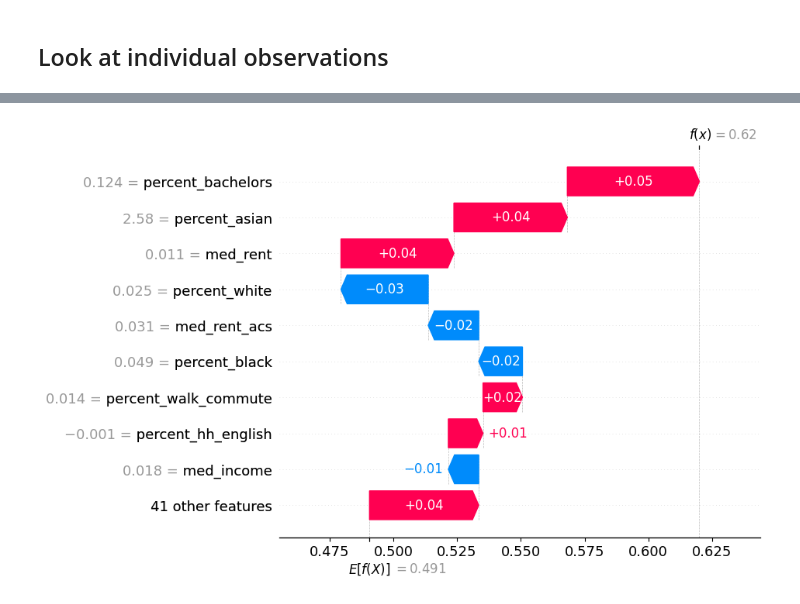
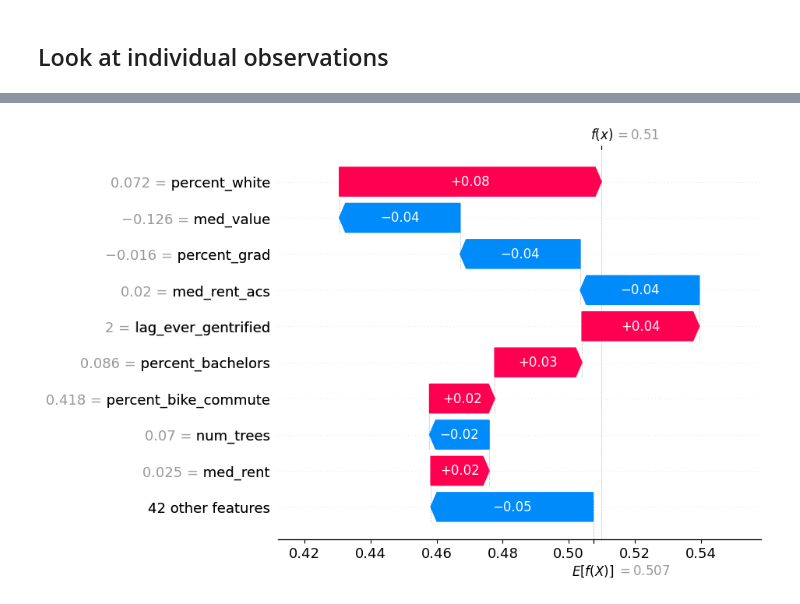
Before and after one commit to khyateed/forecasting-gentrification-nyc, a Jupyter notebook: modeling.ipynb, the cells around one changed output, grey strips where cells are left out. Saved outputs shown, nothing was run; the diff lists cells and outputs as text; code cells hidden in the pictures.

Commit message:
Learning curves, ROC Curve, Shap Vals for cases

```diff
--- a/modeling.ipynb
+++ b/modeling.ipynb
@@ -23,7 +23,12 @@ warnings.filterwarnings('ignore')
 # %%
 df_raw = pd.read_parquet("Data/Cleaned/after_kriging.parquet")
 df = pd.read_parquet('Data/Cleaned/post_feat_engineering.parquet')
-labels = pd.read_parquet('Data/Cleaned/labels_udp.parquet')
+labels = pd.read_parquet('Data/Cleaned/labels_may5.parquet')
 
 df = df.merge(labels[['GEOID','pred_year','label']], on=['GEOID','pred_year'], how='left')
-df
+
+# remove observations with very small population
+small_pop = df_raw[df_raw.total_pop <20].GEOID.unique()
+df = df[df.GEOID.isin(small_pop)==False]
+
+df['lag_ever_gentrified'] = df['lag_ever_gentrified'].replace(-1,2)  # TODO fix this in feature engineering
@@ -150,8 +162,13 @@ choropleth(pred_set,'preds',['2024','2025','2026','2027'], cmap='plasma',title='
 No cross validation used
 # %%
 # Split train/test/pred Set
-train_set_full = df[df.pred_year.isin(['2021','2022','2020'])]
+train_set_full = df[df.pred_year.isin(['2022','2020','2021'])]
 test_set_full = df[df.pred_year.isin(['2023'])]
+
+# add our case study Census Tracts to teh test set to inspect Shap values later
+set_to_move = train_set_full[train_set_full.GEOID.isin(['36047022900','36061016600','36047044300'])]
+train_set_full.drop(set_to_move.index, inplace=True)
+test_set_full = pd.concat([test_set_full, set_to_move])
 
 # limit train/test sets to vulnerable/gentrified tracts only
 train_set = train_set_full[train_set_full.label!=0]
@@ -169,13 +186,13 @@ feat = ['total_pop', 'percent_hh_income_assist', 'percent_hh_snap',
        'percent_asian', 'percent_pacific', 'percent_latino',
        'percent_bachelors', 'percent_grad', 'percent_born_citizen',
        'percent_naturalized_citizen', 'percent_not_citizen',
-       'percent_same_house_1yr', 'percent_out_of_state', 'med_income',
-       'med_rent_acs', 'med_age', 'med_value',
+       'percent_same_house_1yr', 'percent_out_of_state',
+       'med_rent_acs', 'med_age', 'med_value','med_income','med_rent',
        'percent_hh_electric', 'percent_hh_solar', 'med_hh_age',
-       'med_hh_tenure', 'num_citibike_rides', 'num_trees', 'med_rent',
+       'med_hh_tenure', 'num_citibike_rides', 'num_trees',
        'num_affordable_hous_built', 'num_bikelanes','percent_hh_rented',
        'num_evictions_commercial', 'num_evictions_residential', 'park_acres',
-       'num_parks', 'lag_vulnerable']
+       'num_parks', 'lag_vulnerable','lag_ever_gentrified']
 
 # labels
 y_train = train_set['label']
@@ -215,13 +258,14 @@ Test Score: 0.880349344978166
 # %% [markdown]
 # Shap Values
 # %%
-# explainer = shap.Explainer(forest_yr, X_train)
-# shap_values = explainer(X_test)
+explainer = shap.Explainer(forest_yr, X_train)
+shap_values = explainer(X_test)
 
-# Choose the class to explain (1=gentr
+# Choose the class to explain (1=gentrifying)
 class_idx = 1
 shap_class1_values = shap_values[:, :, class_idx]
 
 # Plot summary
-shap.summary_plot(shap_class1_values, X_test, plot_type='dot');
+shap.summary_plot(shap_class1_values, X_test, plot_type='dot', show=False);
+# plt.savefig('Images/SHAP.png', transparent=True)
 # %% [output]
@@ -247,5 +278,5 @@ test_set_full.reset_index(drop=True, inplace=True)
 # %%
-# For a single observation
-shap.plots.waterfall(shap_class1_values[3])
+# Bed Stuy - 36047022900
+shap.plots.waterfall(shap_class1_values[761])
 # %% [output]
-[figure, old version]
+[figure, new version]
```
Also changed, not shown: parts of 19 cells of this notebook.
